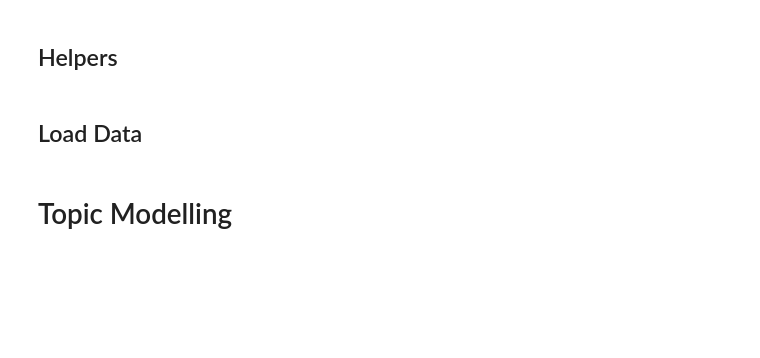
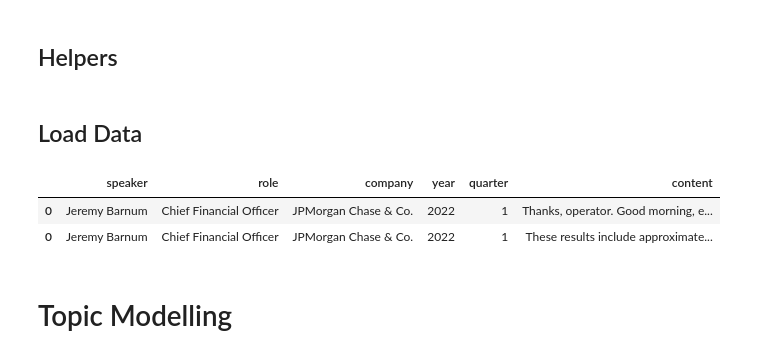
Before and after one commit to EErlando/Quarterly-Bytes, a Jupyter notebook: notebooks/3_modelling/LP_1_topic_modelling.ipynb, the cells around one changed output. Drawn from its saved outputs; the diff is of its cells as text; code cells hidden in the pictures; blank space fills up the shorter version.

```diff
--- a/notebooks/3_modelling/LP_1_topic_modelling.ipynb
+++ b/notebooks/3_modelling/LP_1_topic_modelling.ipynb
@@ -153,3 +246,9 @@ grouped_jp_qna_df = group_df(jp_qna_df, ['question_answer_group_id', 'quarter',
+# %%
+processed_jp_discussion_df.head(2)
+# %% [output]
+|  | speaker | role | company | year | quarter | content |
+| 0 | Jeremy Barnum | Chief Financial Officer | JPMorgan Chase & Co. | 2022 | 1 | Thanks, operator. Good morning, e... |
+| 0 | Jeremy Barnum | Chief Financial Officer | JPMorgan Chase & Co. | 2022 | 1 | These results include approximate... |
 # %% [markdown]
 # Topic Modelling
 # %%
```
Also changed, not shown: parts of 22 cells of this notebook.
